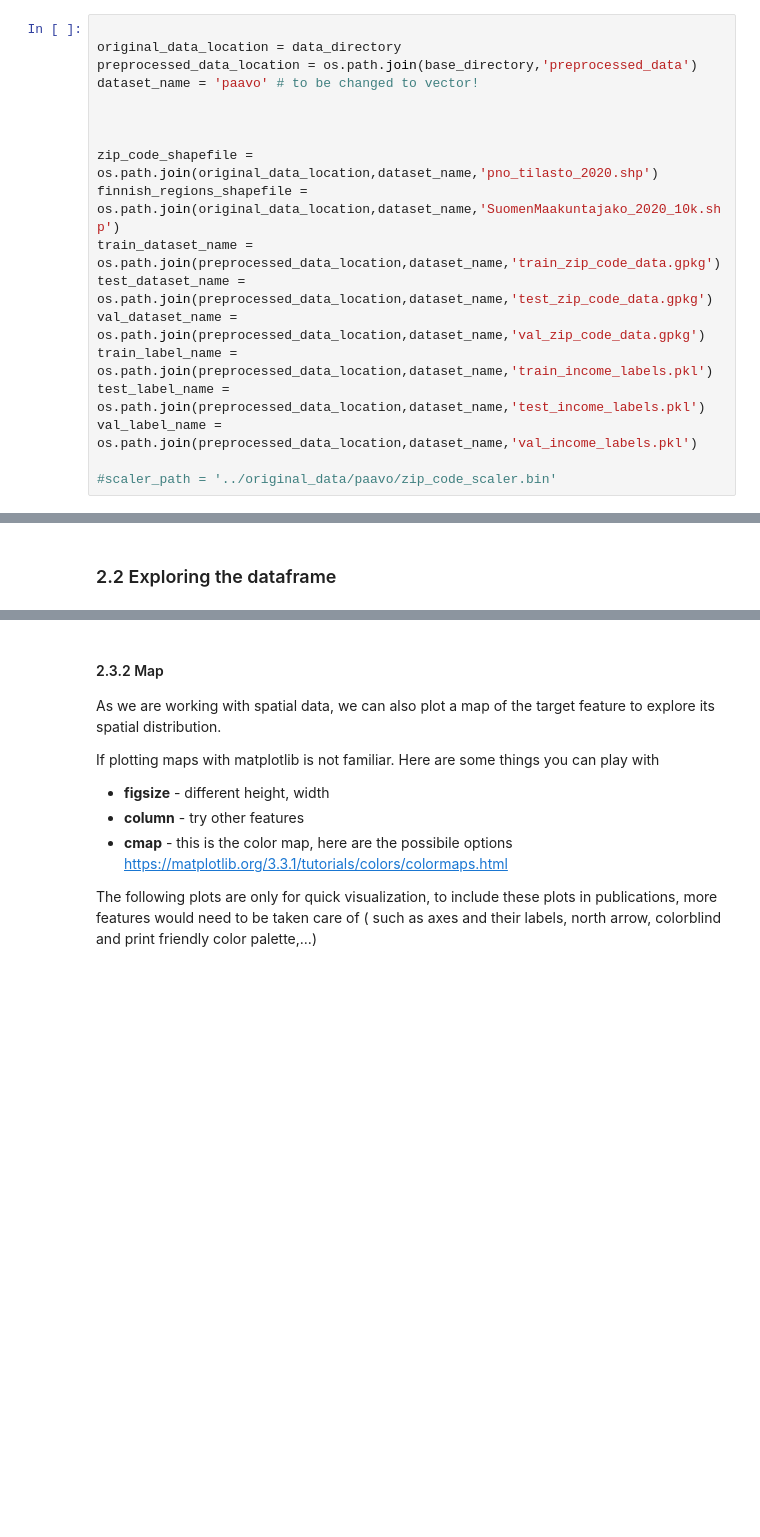
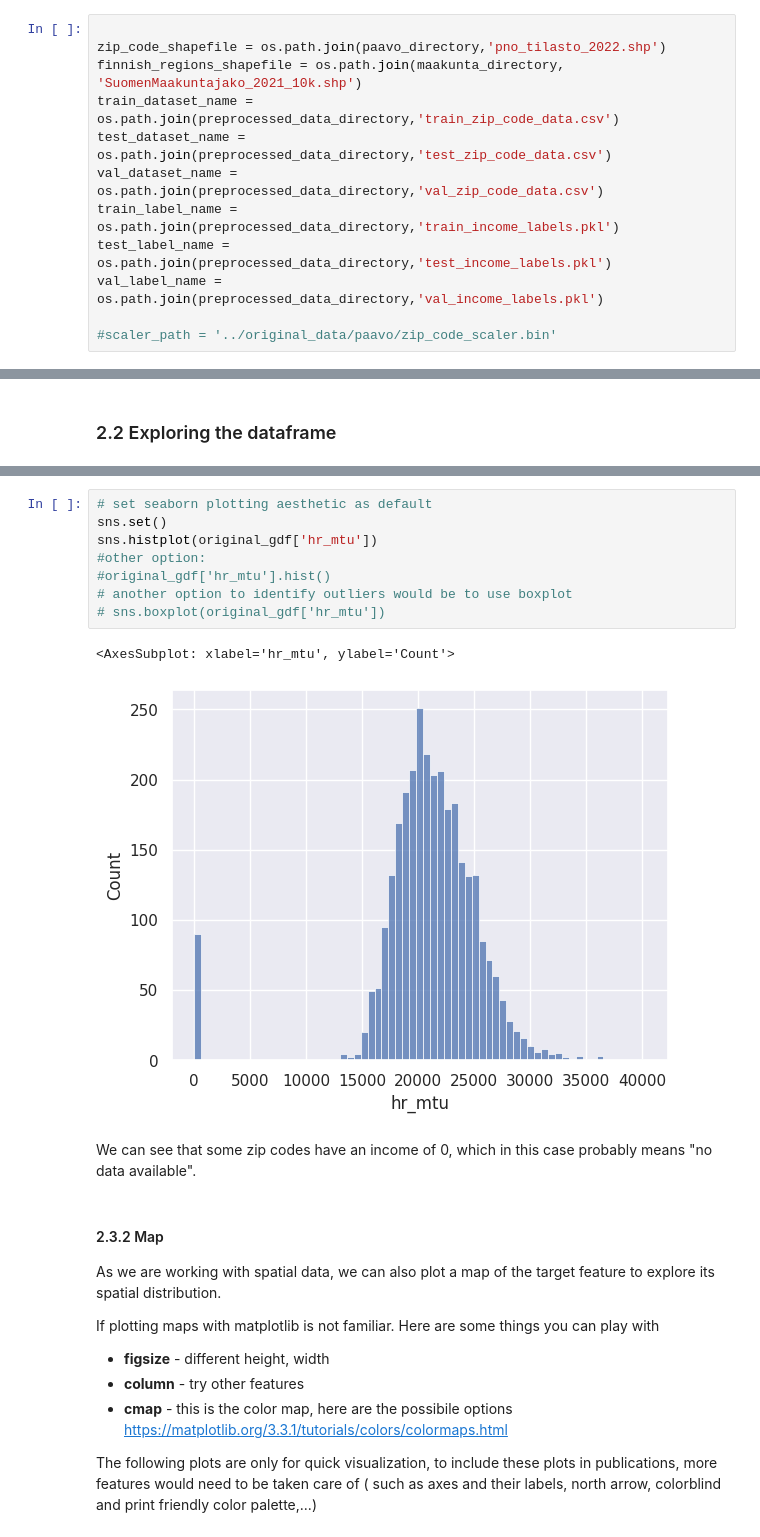
Before and after one commit to csc-training/GeoML, a Jupyter notebook: 02_vector_data_preparation/02_vector_preparation.ipynb, the cells around one changed output, grey strips where cells are left out. Cells and saved outputs as stored; diff of their text form; blank space fills up the shorter version.

```diff
--- a/02_vector_data_preparation/02_vector_preparation.ipynb
+++ b/02_vector_data_preparation/02_vector_preparation.ipynb
@@ -164,20 +191,14 @@ To get administrative borders:
 In order to use the data later, we store their location (path) in variables.
 # %%
 
-original_data_location = data_directory
-preprocessed_data_location = os.path.join(base_directory,'preprocessed_data')
-dataset_name = 'paavo' # to be changed to vector!
-
-
-
-zip_code_shapefile = os.path.join(original_data_location,dataset_name,'pno_tilasto_2020.shp')
-finnish_regions_shapefile = os.path.join(original_data_location,dataset_name,'SuomenMaakuntajako_2020_10k.shp')
-train_dataset_name = os.path.join(preprocessed_data_location,dataset_name,'train_zip_code_data.gpkg')
-test_dataset_name = os.path.join(preprocessed_data_location,dataset_name,'test_zip_code_data.gpkg')
-val_dataset_name = os.path.join(preprocessed_data_location,dataset_name,'val_zip_code_data.gpkg')
-train_label_name = os.path.join(preprocessed_data_location,dataset_name,'train_income_labels.pkl')
-test_label_name = os.path.join(preprocessed_data_location,dataset_name,'test_income_labels.pkl')
-val_label_name = os.path.join(preprocessed_data_location,dataset_name,'val_income_labels.pkl')
+zip_code_shapefile = os.path.join(paavo_directory,'pno_tilasto_2022.shp')
+finnish_regions_shapefile = os.path.join(maakunta_directory, 'SuomenMaakuntajako_2021_10k.shp')
+train_dataset_name = os.path.join(preprocessed_data_directory,'train_zip_code_data.csv')
+test_dataset_name = os.path.join(preprocessed_data_directory,'test_zip_code_data.csv')
+val_dataset_name = os.path.join(preprocessed_data_directory,'val_zip_code_data.csv')
+train_label_name = os.path.join(preprocessed_data_directory,'train_income_labels.pkl')
+test_label_name = os.path.join(preprocessed_data_directory,'test_income_labels.pkl')
+val_label_name = os.path.join(preprocessed_data_directory,'val_income_labels.pkl')
 
 #scaler_path = '../original_data/paavo/zip_code_scaler.bin'
 # %% [markdown]
@@ -226,3 +270,16 @@ sns.boxplot(original_gdf['hr_mtu'])
+# %%
+# set seaborn plotting aesthetic as default
+sns.set()
+sns.histplot(original_gdf['hr_mtu'])
+#other option:
+#original_gdf['hr_mtu'].hist()
+# another option to identify outliers would be to use boxplot
+# sns.boxplot(original_gdf['hr_mtu'])
+# %% [output]
+<AxesSubplot: xlabel='hr_mtu', ylabel='Count'>
+[figure, added]
+# %% [markdown]
+We can see that some zip codes have an income of 0, which in this case probably means "no data available".
 # %% [markdown]
 #### 2.3.2 Map
 As we are working with spatial data, we can also plot a map of the target feature to explore its spatial distribution.
```
Also changed, not shown: parts of 20 cells of this notebook.
